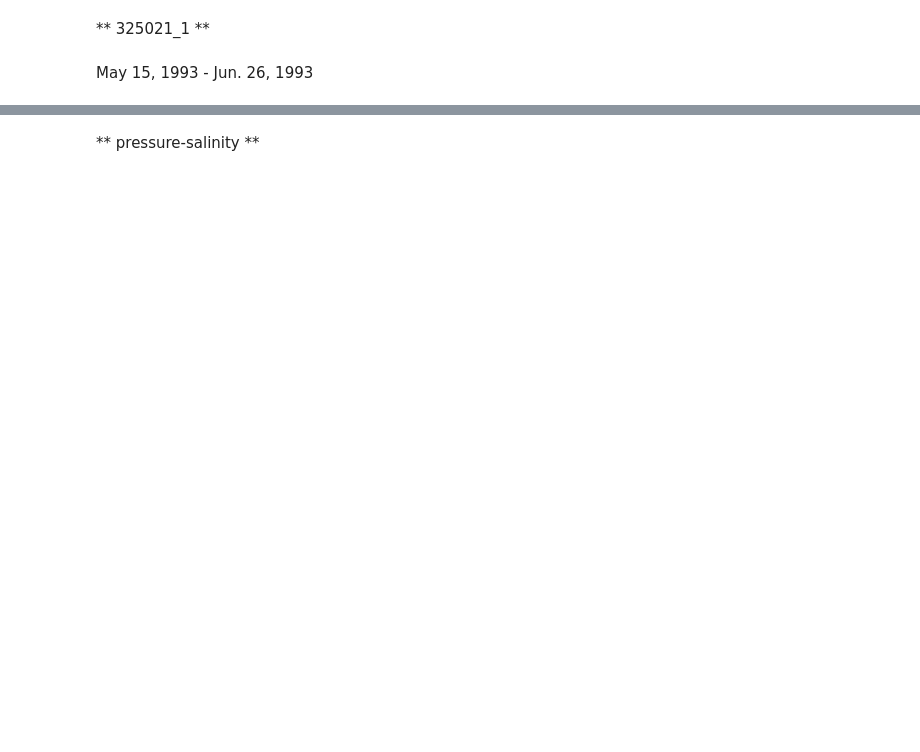
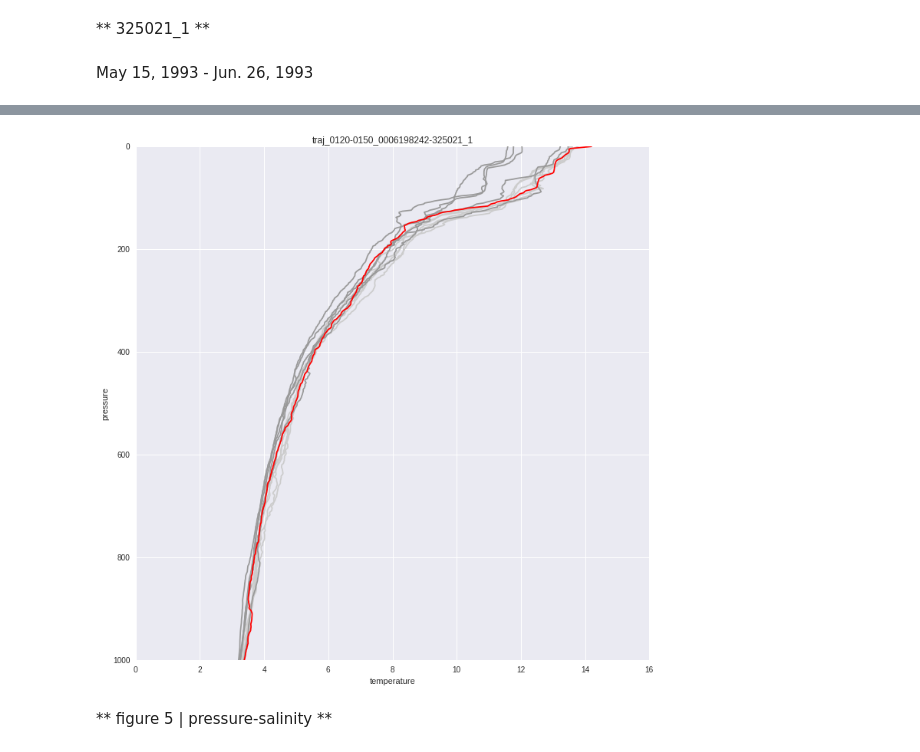
Before and after one commit to eapsclimate/cchdo-data, a Jupyter notebook: rcs-eddies/traj_0120-0150_0006198242-325021_1.ipynb, the cells around one changed output, grey strips where cells are left out. Cells and saved outputs as stored; diff of their text form; code cells hidden in the pictures; blank space fills up the shorter version.

```diff
--- a/rcs-eddies/traj_0120-0150_0006198242-325021_1.ipynb
+++ b/rcs-eddies/traj_0120-0150_0006198242-325021_1.ipynb
@@ -175,35 +175,34 @@ plt.show()
 # %%
-sns.set(color_codes=True)
+sns.set()
 plt.rcParams['figure.figsize'] = (12, 12)
-mpl.rcParams['font.family'] = "STIX"
 for expo in cchdo_ctd.find({'expocode': expo_code}).sort('time', 1):
     ds = xr.open_dataset(expo['path'])
-    woce = str(ds.WOCE_ID)
-    time = ds.time.values[0]
     lon = ds.longitude.values[0]
     lat = ds.latitude.values[0]
     p = ds.pressure.values
     t = ds.temperature.values
     s = ds.salinity.values
     o = ds.oxygen.values
     sa = gsw.SA_from_SP(s, p, lon, lat)
     ct = gsw.CT_from_t(sa, t, p)
     station = int(filter(str.isdigit, str(ds.STATION_NUMBER)))
     cast = int(filter(str.isdigit, str(ds.CAST_NUMBER)))
     if (station == STA and cast == CAS):
+        LON = lon
         LAT = lat
-        plt.plot(ct, p, color='#ff0000', zorder=2)
+        plt.plot(ct, p, color='#ff0000', zorder=3)
     elif (STA-6) < station < STA:
         plt.plot(ct, p, color='#cccccc', zorder=1)
     elif STA < station < (STA+6):
-        plt.plot(ct, p, color='#999999', zorder=1)
-plt.xlim([0, 10])
-plt.ylim([1000, 0])
+        plt.plot(ct, p, color='#999999', zorder=2)
 plt.title(eddy_code + '-' + expo_code)
 plt.xlabel('temperature')
 plt.ylabel('pressure')
+plt.ylim([1000, 0])
 plt.savefig('figures/figure-3/' + eddy_code + '-' + expo_code + '.jpeg')
 plt.show()
+# %% [output]
+[figure, added]
 # %% [markdown]
-** pressure-salinity **
+** figure 5 | pressure-salinity **
 # %%
```
Also changed, not shown: parts of 26 cells of this notebook, 9 other files.
